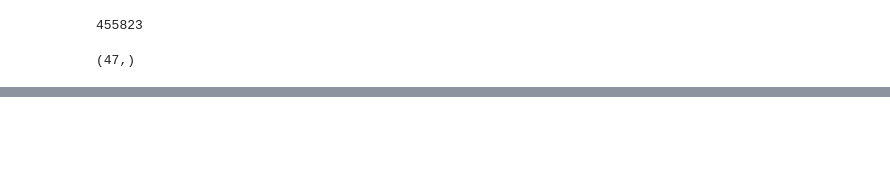
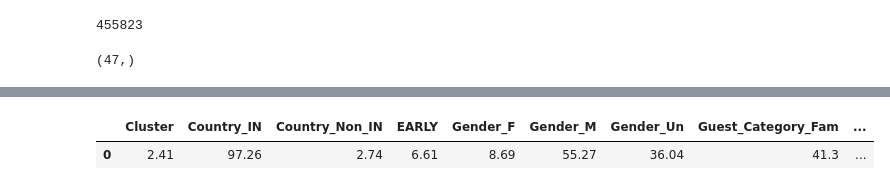
Before and after one commit to codeRSH/AAG-DS, a Jupyter notebook: AAG_Cluster_Analysis.ipynb, the cells around one changed output, grey strips where cells are left out. Cells and saved outputs as stored; diff of their text form; code cells hidden in the pictures; blank space fills up the shorter version.

```diff
--- a/AAG_Cluster_Analysis.ipynb
+++ b/AAG_Cluster_Analysis.ipynb
@@ -107,7 +109,7 @@ cluster_analysis = pd.Series(index = ['Reservation_Count',
                                       'Hotel_Count_3','Hotel_Count_4',
                                       'Gender_M', 'Gender_F', 'Gender_Un',
                                       'Metro', 'Non_Metro', 'EARLY', 'LATE',
-                                      'MP', 'MEAL', 'ROOM', 'VAS', 'Country_IN',
+                                      'MP', 'MEAL', 'VAS',  'ROOM', 'Country_IN',
                                       'Country_Non_IN', 'Stay_Days', 'Stay_Days_0',
                                       'Stay_Days_1', 'Stay_Days_2', 'Stay_Days_3',
                                       'Stay_Days_4', 'Stay_Days_5', 'Stay_Days_6',
@@ -123,8 +125,10 @@ cluster_analysis.shape
 (47,)
 # %%
 avg_of_cluster_data = round((cluster_data[['Reservation_Count', 'Hotel_Count',
-                                            'ROOM', 'Stay_Days',
-                                            'Revenue_Per_Pax',	'Lead_Days'
+                                            'Metro', 'Non_Metro', 'EARLY', 'LATE',
+                                            'MP', 'MEAL',
+                                            'ROOM', 'VAS', 'Stay_Days',
+                                            'Revenue_Per_Pax',	'Lead_Days', 'Cluster'
                                     	 ]].sum() / num_of_guests), 2 )
 avg_of_cluster_data
 # %% [output]
@@ -151,6 +153,3 @@ percentage_of_cluster_data
-# %%
-for ind in percentage_of_cluster_data.index:
-  cluster_analysis[ind] = percentage_of_cluster_data[ind]
 # %%
 def get_freq_dist(col_name, main_df, last_count, num_total_records, analysis_df, init_label):
     col_series = main_df[col_name].copy()
@@ -344 +339,4 @@ Cluster                   NaN
 dtype: float64
+# %%
+cluster_analysis.fillna(value=0, inplace=True)
+cluster_analysis
@@ -344,0 +361,7 @@ dtype: float64
+# %%
+cluster_analysis_df = pd.DataFrame()
+cluster_analysis_df = cluster_analysis_df.append(cluster_analysis, ignore_index = True)
+cluster_analysis_df
+# %% [output]
+|  | Cluster | Country_IN | Country_Non_IN | EARLY | Gender_F | Gender_M | Gender_Un | Guest_Category_Fam | ... |
+| 0 | 2.41 | 97.26 | 2.74 | 6.61 | 8.69 | 55.27 | 36.04 | 41.3 | ... |
```
Also changed, not shown: parts of 11 cells of this notebook.
